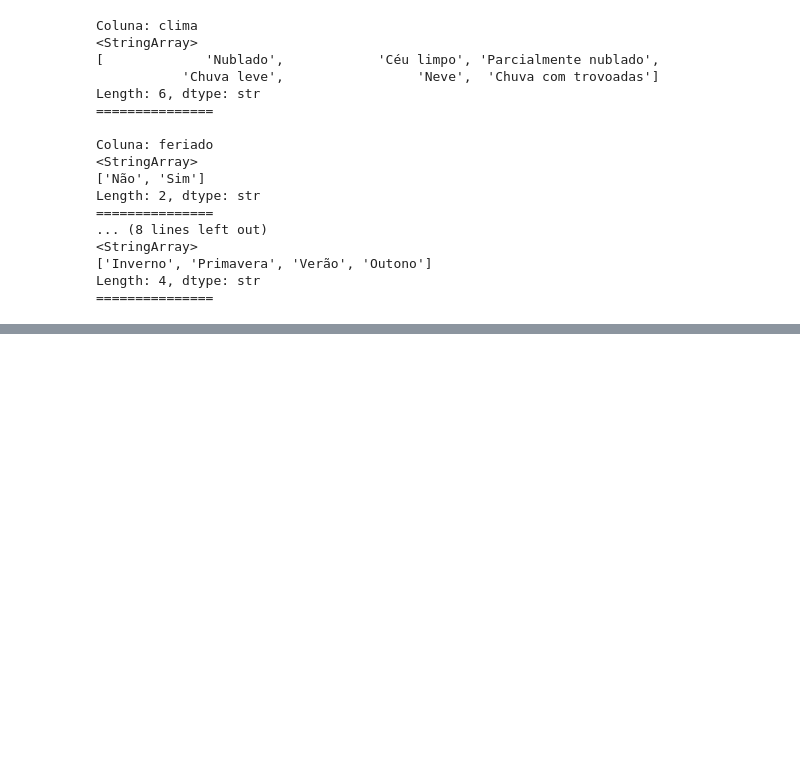
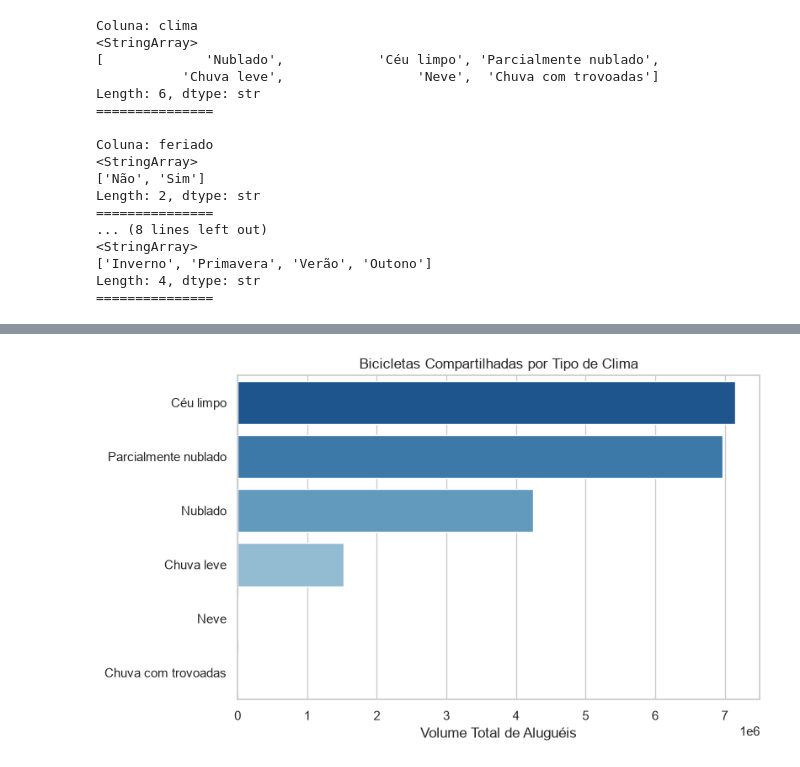
Before and after one commit to Vagnerkrg/Series-Temporais, a Jupyter notebook: Series_Temporais.ipynb, the cells around one changed output, grey strips where cells are left out. Cells and saved outputs as stored; diff of their text form; code cells hidden in the pictures; blank space fills up the shorter version.

```diff
--- a/Series_Temporais.ipynb
+++ b/Series_Temporais.ipynb
@@ -345,0 +416,19 @@ Length: 4, dtype: str
+# %%
+# Consolida a volumetria por clima, ordena de forma decrescente e armazena no DataFrame
+df_clima = df_limpo.groupby('clima')['contagem'].sum().reset_index().sort_values(by='contagem', ascending=False)
+
+# Define as dimensões da figura do gráfico
+plt.figure(figsize=(8, 5))
+
+# Plota o gráfico de barras horizontais ordenado com base na demanda de cada clima
+sns.barplot(data=df_clima, y='clima', x='contagem', hue='clima', palette='Blues_r', orient='h', legend=False)
+
+# Define o título principal e os rótulos dos eixos
+plt.title('Bicicletas Compartilhadas por Tipo de Clima')
+plt.xlabel('Volume Total de Aluguéis')
+plt.ylabel('')
+
+# Renderiza o gráfico final na tela
+plt.show()
+# %% [output]
+[figure, added]
```
Also changed, not shown: parts of 12 cells of this notebook.
